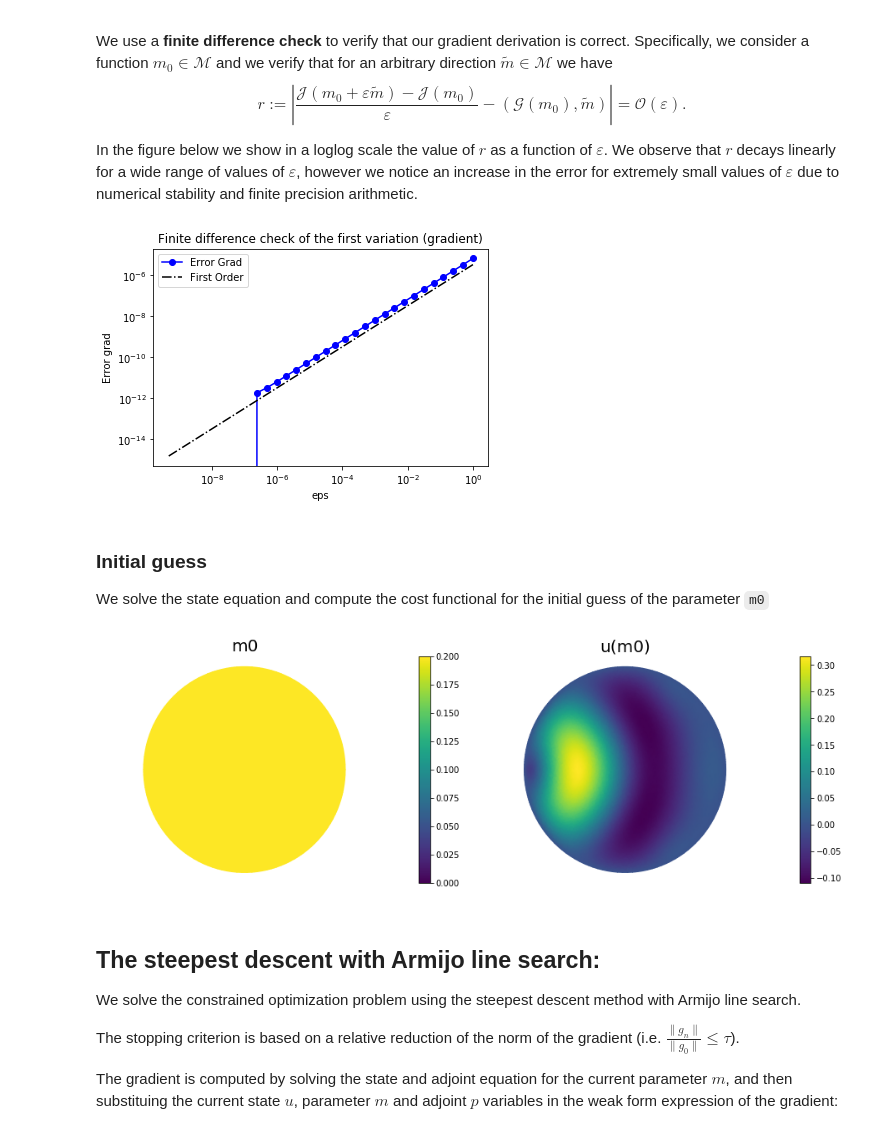
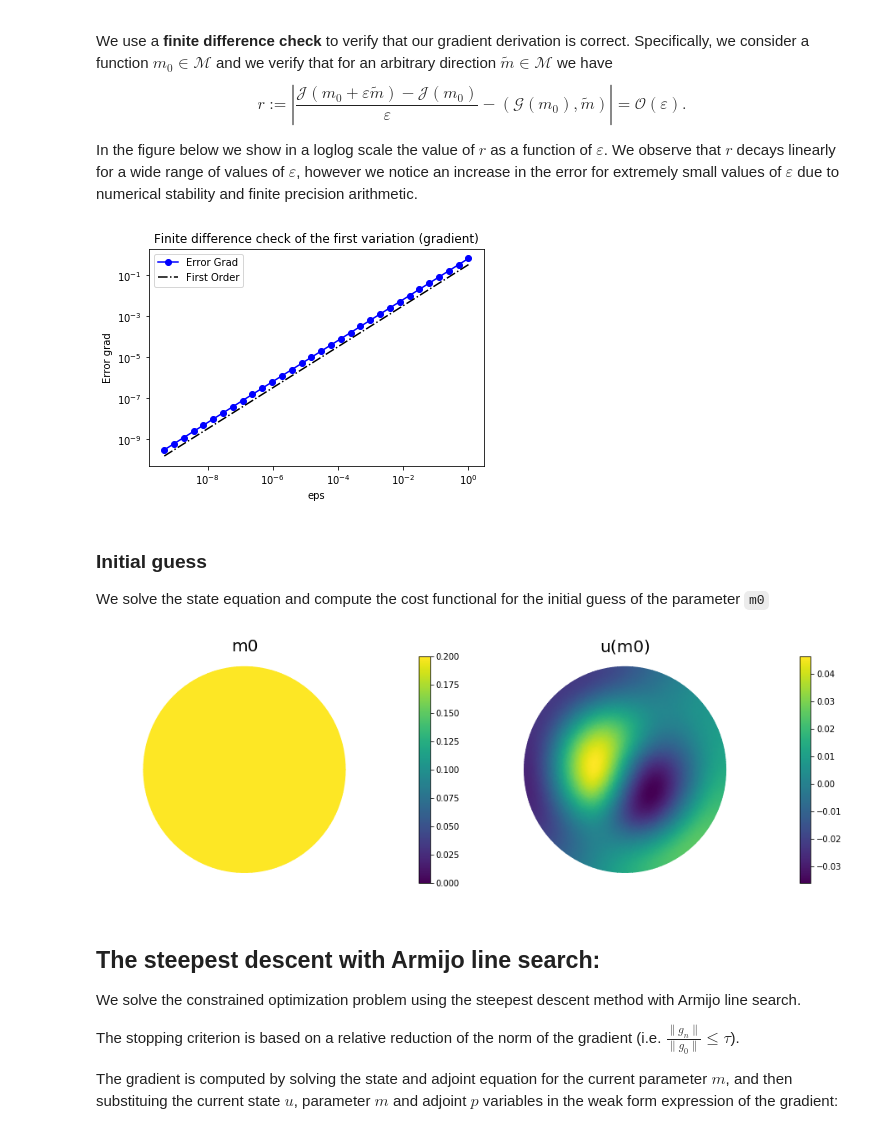
Before and after one commit to kurtostfeld/CSE393P, a Jupyter notebook: a4-problem-ii.ipynb, the cells around one changed output. Saved outputs shown, nothing was run; the diff lists cells and outputs as text; code cells hidden in the pictures.

```diff
--- a/a4-problem-ii.ipynb
+++ b/a4-problem-ii.ipynb
@@ -171,7 +173,7 @@ Our cost function is as follows:
 \end{gather*}
 # %%
 # Regularization parameter
-gamma = 1e-9
+gamma = 1e-4
 beta = gamma
 
 # Define cost function
@@ -248,12 +250,14 @@ m.assign(m0)
 # Solve the fwd problem and evaluate the cost functional
 A, state_b = dl.assemble_system (ufl.lhs(forward_eq), ufl.rhs(forward_eq), bc_state)
 dl.solve(A, u.vector(), state_b)
+assert np.all(np.isfinite(u.vector().get_local())), "State solution contains NaNs"
 
 c0, _, _ = cost(u, d, m, gamma)
 
 # Solve the adjoint problem and evaluate the gradient
 adj_A, adjoint_RHS = dl.assemble_system(ufl.lhs(adjoint_eq), ufl.rhs(adjoint_eq), bc_adj)
 dl.solve(adj_A, p.vector(), adjoint_RHS)
+assert np.all(np.isfinite(p.vector().get_local())), "State solution contains NaNs"
 
 # evaluate the  gradient
 grad0 = dl.assemble(grad_misfit + grad_reg)
@@ -270,6 +274,7 @@ for i in range(n_eps):
 
     A, state_b = dl.assemble_system (ufl.lhs(forward_eq), ufl.rhs(forward_eq), bc_state)
     dl.solve(A, u.vector(), state_b)
+    assert np.all(np.isfinite(u.vector().get_local())), "State solution contains NaNs"
 
     cplus, _, _ = cost(u, d, m, gamma)
 
@@ -284,7 +289,7 @@ plt.ylabel("Error grad")
 plt.legend(loc = "upper left")
 plt.show()
 # %% [output]
-[figure, old version]
+[figure, new version]
 # %% [markdown]
 ### Initial guess
 
@@ -292,20 +297,21 @@ We solve the state equation and compute the cost functional for the initial gues
 # %%
 m.assign(m0)
 
 # solve state equation
 A, state_b = dl.assemble_system (ufl.lhs(forward_eq), ufl.rhs(forward_eq), bc_state)
 dl.solve(A, u.vector(), state_b)
+assert np.all(np.isfinite(u.vector().get_local())), "State solution contains NaNs"
 
 # evaluate cost
 [cost_old, misfit_old, reg_old] = cost(u, d, m, gamma)
 
 # plot
 plt.figure(figsize=(15,5))
 nb.plot(m,subplot_loc=121, mytitle="m0", vmin=mtrue.vector().min(), vmax=mtrue.vector().max())
 nb.plot(u,subplot_loc=122, mytitle="u(m0)")
 plt.show()
 # %% [output]
-[figure, old version]
+[figure, new version]
 # %% [markdown]
 ## The steepest descent with Armijo line search:
 
```
Also changed, not shown: parts of 4 cells of this notebook.
